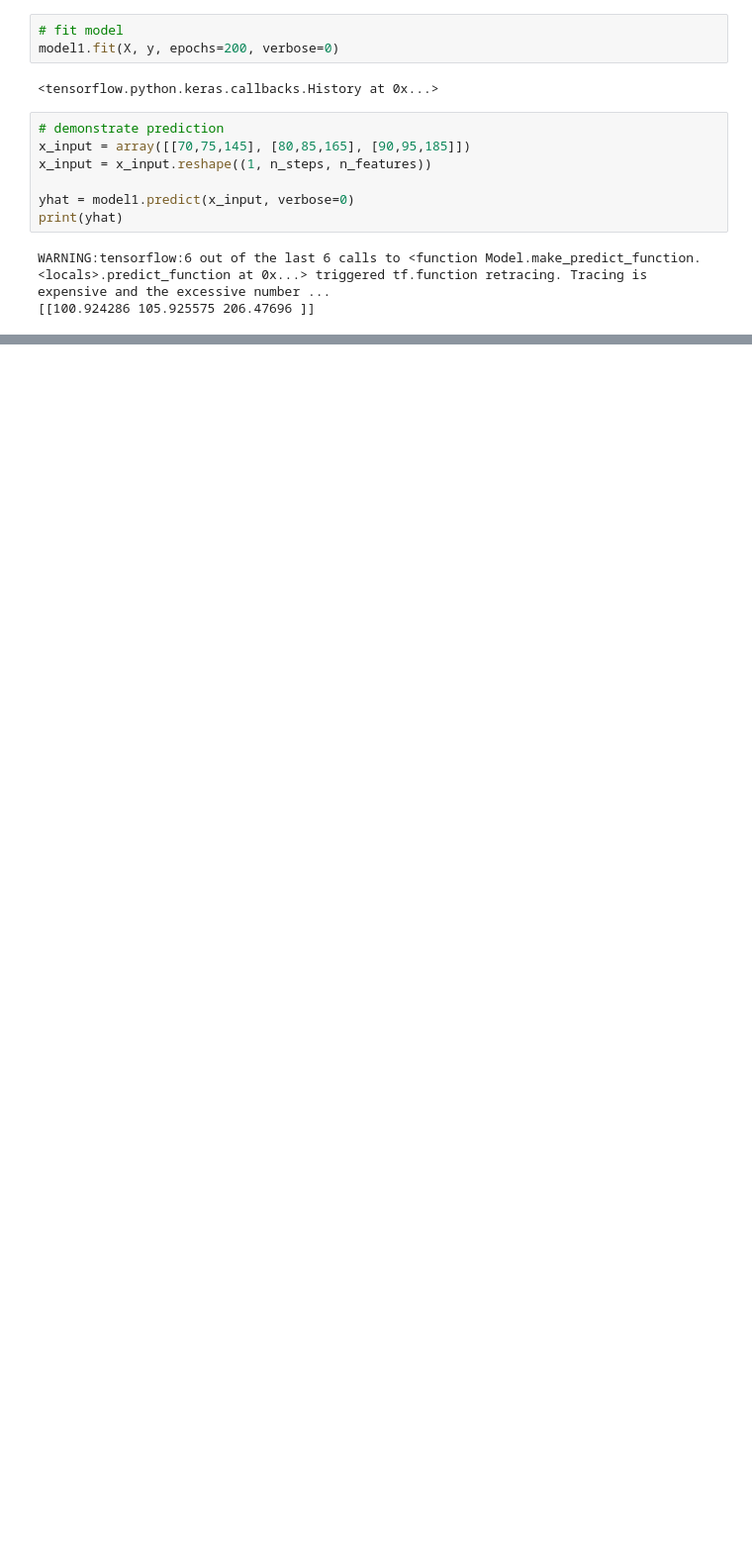
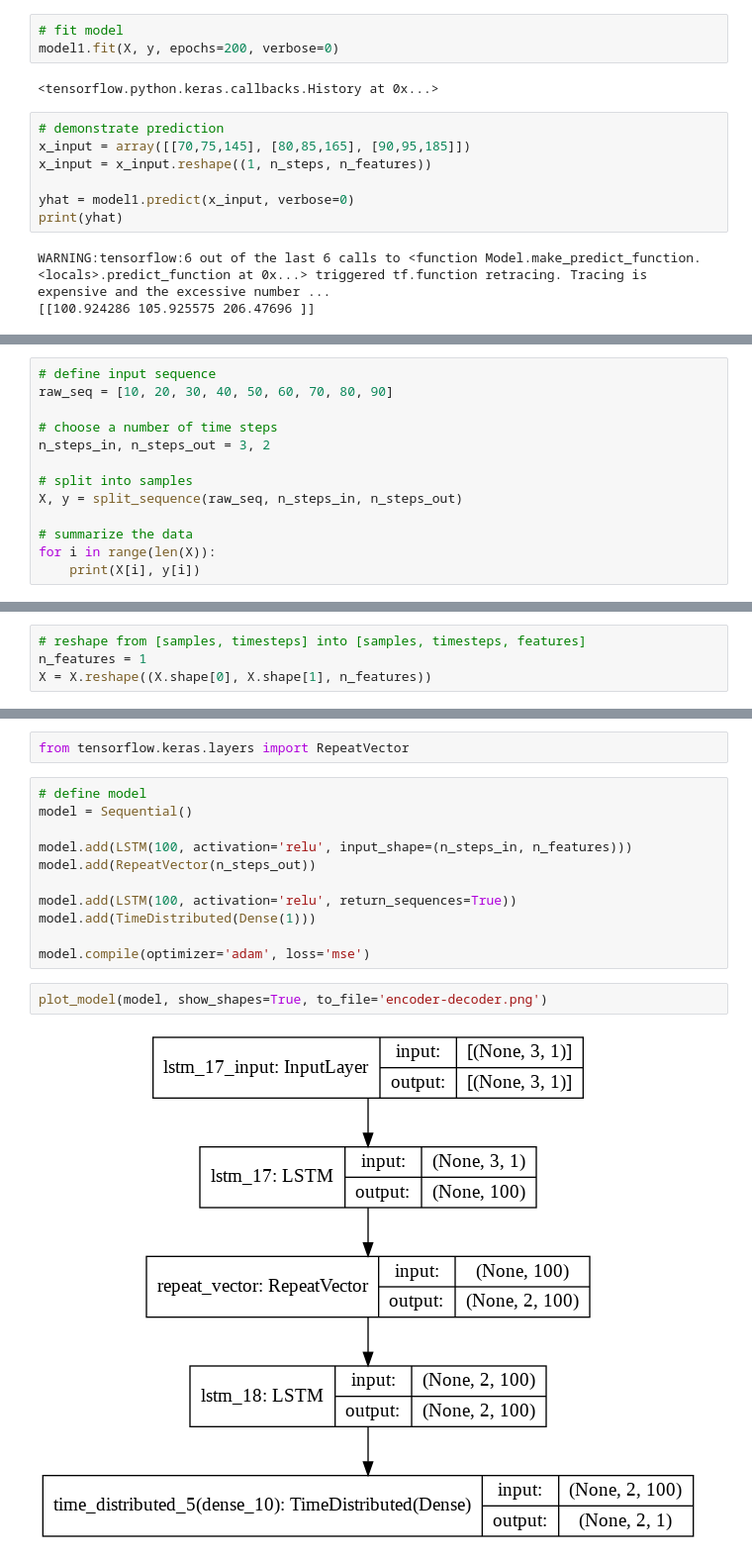
Before and after one commit to mahesh-keswani/ML-DL-FromBasicsToAdvance, a Jupyter notebook: LSTM_Examples.ipynb, the cells around one changed output, grey strips where cells are left out. Shown at 99% size. Drawn from its saved outputs; the diff is of its cells as text; blank space fills up the shorter version.

Commit message:
multi-step forecasting using vector output model and encoder decoder model

```diff
--- a/LSTM_Examples.ipynb
+++ b/LSTM_Examples.ipynb
@@ -621,0 +674,13 @@ WARNING:tensorflow:6 out of the last 6 calls to <function Model.make_predict_fun
+# %%
+# define input sequence
+raw_seq = [10, 20, 30, 40, 50, 60, 70, 80, 90]
+
+# choose a number of time steps
+n_steps_in, n_steps_out = 3, 2
+
+# split into samples
+X, y = split_sequence(raw_seq, n_steps_in, n_steps_out)
+
+# summarize the data
+for i in range(len(X)):
+	print(X[i], y[i])
@@ -621,0 +704,4 @@ WARNING:tensorflow:6 out of the last 6 calls to <function Model.make_predict_fun
+# %%
+# reshape from [samples, timesteps] into [samples, timesteps, features]
+n_features = 1
+X = X.reshape((X.shape[0], X.shape[1], n_features))
@@ -621,0 +766,17 @@ WARNING:tensorflow:6 out of the last 6 calls to <function Model.make_predict_fun
+# %%
+from tensorflow.keras.layers import RepeatVector
+# %%
+# define model
+model = Sequential()
+
+model.add(LSTM(100, activation='relu', input_shape=(n_steps_in, n_features)))
+model.add(RepeatVector(n_steps_out))
+
+model.add(LSTM(100, activation='relu', return_sequences=True))
+model.add(TimeDistributed(Dense(1)))
+
+model.compile(optimizer='adam', loss='mse')
+# %%
+plot_model(model, show_shapes=True, to_file='encoder-decoder.png')
+# %% [output]
+[figure, added]
```
Also changed, not shown: parts of 13 cells of this notebook.
